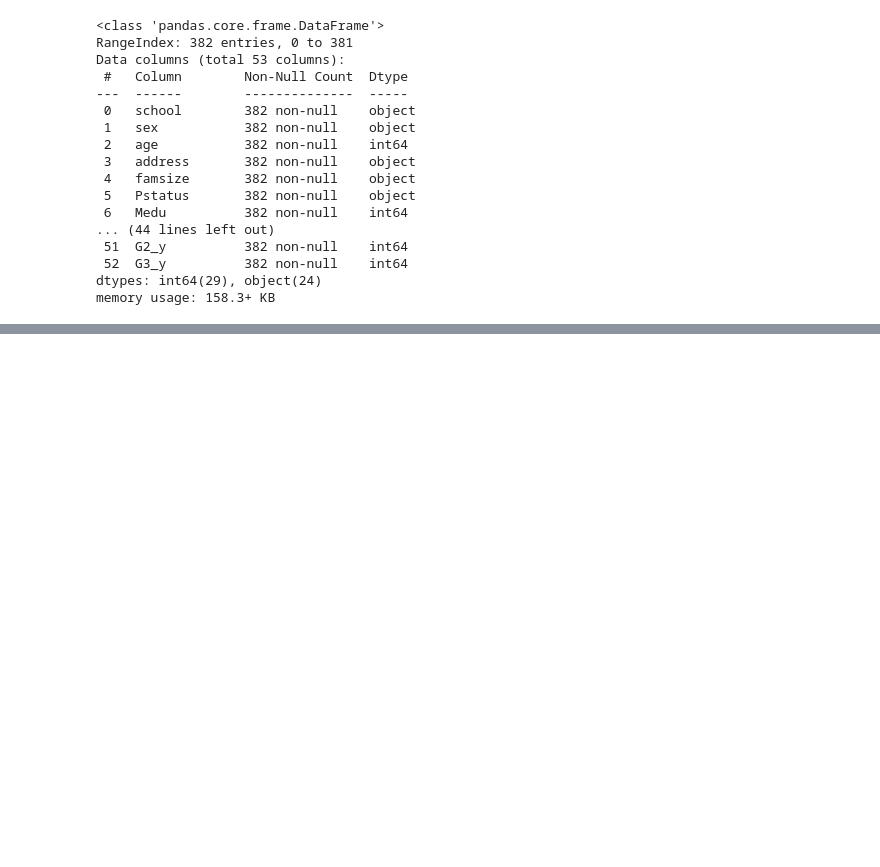
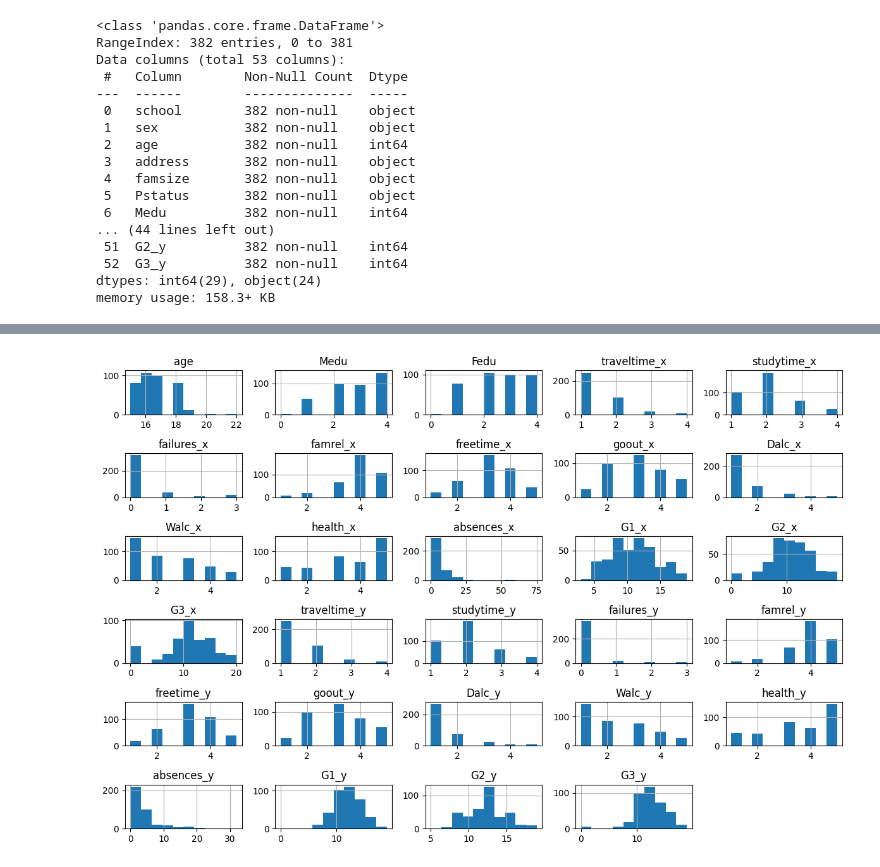
Before and after one commit to Rodmr092/First-project---Alcohol-Consumption-Students, a Jupyter notebook: Student Alcohol Consumption/Jupyter consumo alcohol.ipynb, the cells around one changed output, grey strips where cells are left out. Cells and saved outputs as stored; diff of their text form; code cells hidden in the pictures; blank space fills up the shorter version.

```diff
--- a/Student Alcohol Consumption/Jupyter consumo alcohol.ipynb
+++ b/Student Alcohol Consumption/Jupyter consumo alcohol.ipynb
@@ -128,0 +159,12 @@ df.describe()
+# %%
+import matplotlib.pyplot as plt
+
+# Select only the numeric columns
+numeric_columns = df.select_dtypes(include='number')
+
+# Plot histograms for each numeric column
+numeric_columns.hist(bins=10, figsize=(12, 8))
+plt.tight_layout()
+plt.show()
+# %% [output]
+[figure, added]
```
Also changed, not shown: parts of 6 cells of this notebook.
